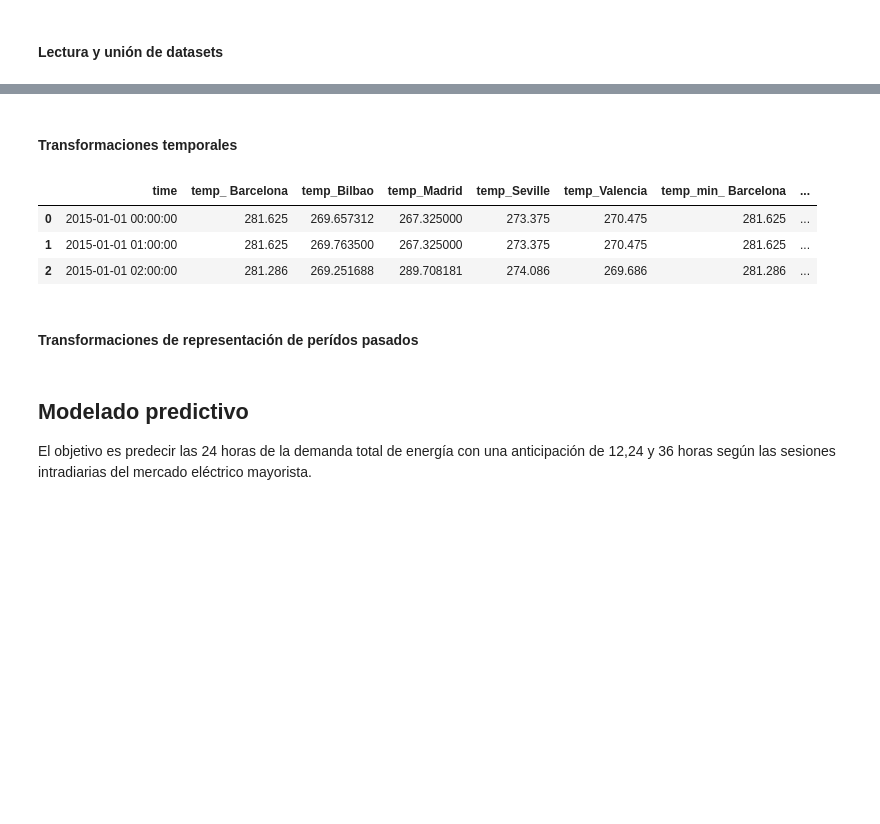
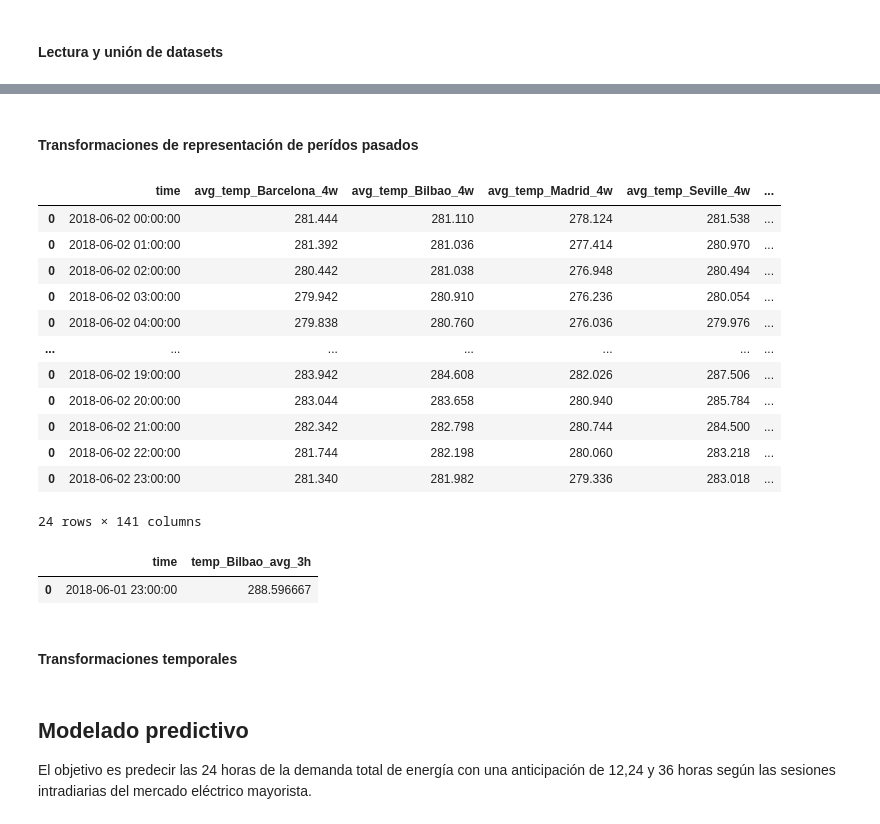
Before and after one commit to pablofem/TFM, a Jupyter notebook: DATA_MODELING.ipynb, the cells around one changed output, grey strips where cells are left out. Cells and saved outputs as stored; diff of their text form; code cells hidden in the pictures; blank space fills up the shorter version.

```diff
--- a/DATA_MODELING.ipynb
+++ b/DATA_MODELING.ipynb
@@ -27,17 +29,71 @@ Shape: (35060, 82)
 | 0 | 2015-01-01 00:00:00 | 281.625 | 269.657312 | 267.325000 | 273.375 | 270.475 | 281.625 | ... |
 | 1 | 2015-01-01 01:00:00 | 281.625 | 269.763500 | 267.325000 | 273.375 | 270.475 | 281.625 | ... |
 | 2 | 2015-01-01 02:00:00 | 281.286 | 269.251688 | 289.708181 | 274.086 | 269.686 | 281.286 | ... |
+# %% [markdown]
+###
+**Transformaciones de representación de perídos pasados**
+# %%
+def prepare_predictor_dataframe(df, start_timestamp, end_timestamp, execution_timestamp):
+    dr = pd.date_range(start_timestamp, end_timestamp, freq="H")
+    columns = df.columns.tolist()
+    columns.remove("time")
+
+    row_list = []
+    for date in dr:
+        date = date.to_pydatetime()
+        weekly_df = create_weekly_features(df, date, 4, columns)
+        hourly_df = create_hourly_features(df, date, execution_timestamp, 4, columns)
+        row_df = pd.merge(weekly_df, hourly_df, how="inner", on="time")
+        row_list.append(row_df)
+
+    predictor_dataframe = pd.concat(row_list)
+    return predictor_dataframe
+
+
+def get_predictions_timestamps(date, offer_type):
+
+    if anticipation_hours == 36:
+        execution_timestamp = date - dt.timedelta(hours=12)
+    elif anticipation_hours == 24:
+        execution_timestamp = date - dt.timedelta(hours=1)
+    elif anticipation_hours == 12:
+        execution_timestamp = date + dt.timedelta(hours=12)
+
+        start_timestamp = execution_timestamp + dt.timedelta(hours=1)
+        start_timestamp = execution_timestamp + dt.timedelta(hours=1)
+
+
+def prepare_predictor_dataframe_set(df, start_date, end_date, anticipation_hours):
+    dr = pd.date_range(start_date, end_date, freq="D")
+
+    predictor_dataframe_list = []
+    for date in dr:
+        date = date.to_pydatetime()
+
+        prepare_predictor_dataframe(df, dt.datetime(2018,6,2,0), dt.datetime(2018,6,2,23), dt.datetime(2018,6,1,23))
+# %% [output]
+|  | time | avg_temp_Barcelona_4w | avg_temp_Bilbao_4w | avg_temp_Madrid_4w | avg_temp_Seville_4w | ... |
+| 0 | 2018-06-02 00:00:00 | 281.444 | 281.110 | 278.124 | 281.538 | ... |
+| 0 | 2018-06-02 01:00:00 | 281.392 | 281.036 | 277.414 | 280.970 | ... |
+| 0 | 2018-06-02 02:00:00 | 280.442 | 281.038 | 276.948 | 280.494 | ... |
+| 0 | 2018-06-02 03:00:00 | 279.942 | 280.910 | 276.236 | 280.054 | ... |
+| 0 | 2018-06-02 04:00:00 | 279.838 | 280.760 | 276.036 | 279.976 | ... |
+| ... | ... | ... | ... | ... | ... | ... |
+| 0 | 2018-06-02 19:00:00 | 283.942 | 284.608 | 282.026 | 287.506 | ... |
+| 0 | 2018-06-02 20:00:00 | 283.044 | 283.658 | 280.940 | 285.784 | ... |
+| 0 | 2018-06-02 21:00:00 | 282.342 | 282.798 | 280.744 | 284.500 | ... |
+| 0 | 2018-06-02 22:00:00 | 281.744 | 282.198 | 280.060 | 283.218 | ... |
+| 0 | 2018-06-02 23:00:00 | 281.340 | 281.982 | 279.336 | 283.018 | ... |
+24 rows × 141 columns
+# %%
+# create_weekly_features(df, dt.datetime(2018,6,1), 3, ['temp_Bilbao'])
+create_hourly_features(df, dt.datetime(2018,6,1,23), dt.datetime(2018,6,2,0), 3, ['temp_Bilbao'])
+# %% [output]
+|  | time | temp_Bilbao_avg_3h |
+| 0 | 2018-06-01 23:00:00 | 288.596667 |
 # %% [markdown]
 ###
 **Transformaciones temporales**
 # %%
-df = add_sin_cos_transforms(df, ["month", "dayofweek", "hour"])
-df.head(3)
+# df = add_sin_cos_transforms(df, ["month", "dayofweek", "hour"])
+# df.head(3)
-# %% [output]
-|  | time | temp_ Barcelona | temp_Bilbao | temp_Madrid | temp_Seville | temp_Valencia | temp_min_ Barcelona | ... |
-| 0 | 2015-01-01 00:00:00 | 281.625 | 269.657312 | 267.325000 | 273.375 | 270.475 | 281.625 | ... |
-| 1 | 2015-01-01 01:00:00 | 281.625 | 269.763500 | 267.325000 | 273.375 | 270.475 | 281.625 | ... |
-| 2 | 2015-01-01 02:00:00 | 281.286 | 269.251688 | 289.708181 | 274.086 | 269.686 | 281.286 | ... |
-# %% [markdown]
-###
-**Transformaciones de representación de perídos pasados**
```
Also changed, not shown: parts of 4 cells of this notebook, 4 other files.
